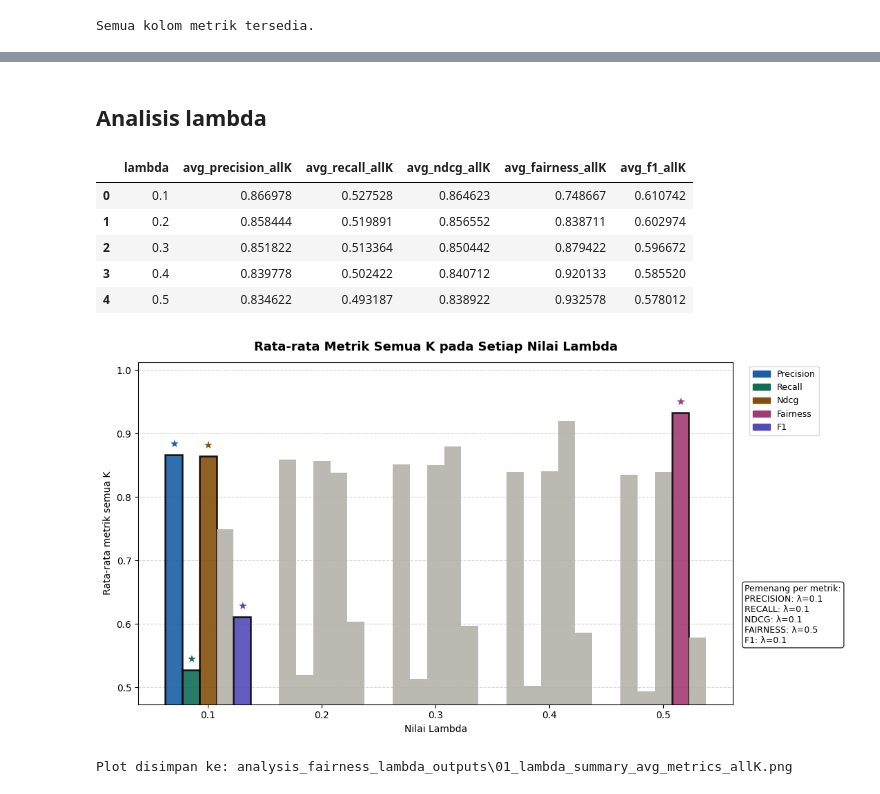
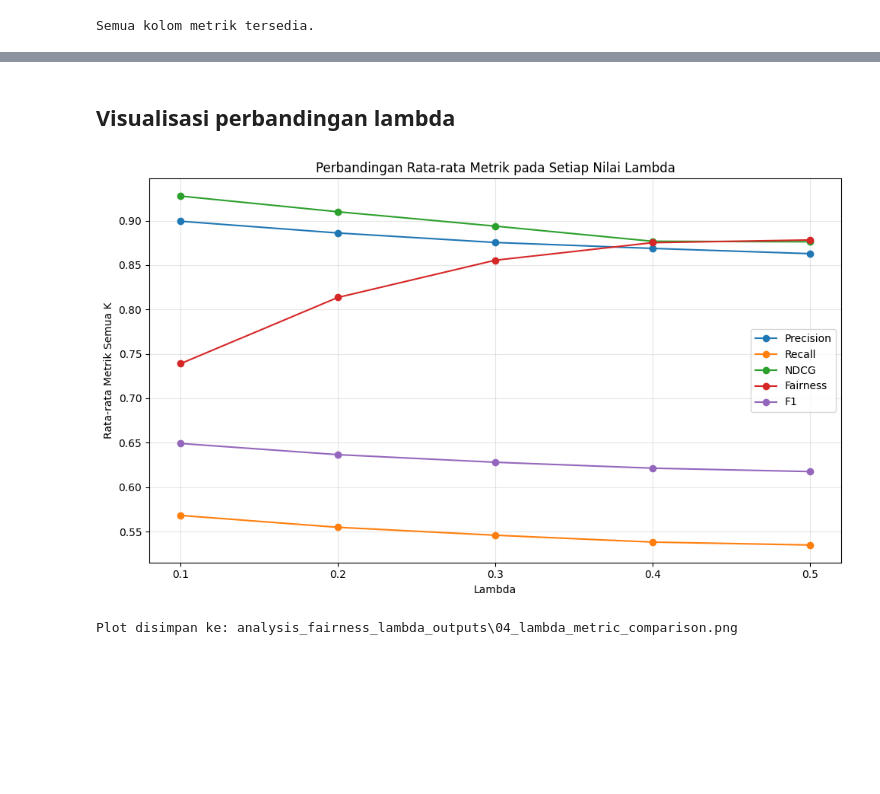
Before and after one commit to Annisaraulitaa/E-commerce-UMKM, a Jupyter notebook: olahData/feature_selection/output_experiment_fairness_lambda/analyze_fairness_lambda_result.ipynb, the cells around one changed output, grey strips where cells are left out. Saved outputs shown, nothing was run; the diff lists cells and outputs as text; code cells hidden in the pictures; blank space fills up the shorter version.

```diff
--- a/olahData/feature_selection/output_experiment_fairness_lambda/analyze_fairness_lambda_result.ipynb
+++ b/olahData/feature_selection/output_experiment_fairness_lambda/analyze_fairness_lambda_result.ipynb
@@ -36,7 +36,7 @@ Data dimuat: 5 baris x 51 kolom
 ## Konfigurasi metrik dan K
 # %%
 METRICS = ["precision", "recall", "ndcg", "fairness", "f1"]
-K_VALUES = [5, 10, 15, 20, 25]
+K_VALUES = [10, 20, 30, 40, 45, 50, 60]
 
 metric_cols = {
     metric: [f"mean_{metric}@{k}" for k in K_VALUES]
@@ -56,16 +56,6 @@ if missing_cols:
 if "lambda" not in df.columns:
     raise ValueError("Kolom 'lambda' tidak ditemukan di file input.")
 
-METRIC_COLORS = {
-    "precision": "#185FA5",
-    "recall": "#0F6E56",
-    "ndcg": "#854F0B",
-    "fairness": "#A23B72",
-    "f1": "#534AB7",
-}
-
-BAR_NORMAL = "#B4B2A9"
-
 print("Semua kolom metrik tersedia.")
 # %% [output]
 Semua kolom metrik tersedia.
@@ -437,18 +249,39 @@ display(best_lambda_by_metric)
 # %% [markdown]
-## Analisis lambda
+## Visualisasi perbandingan lambda
-# %%
-display(lambda_summary)
-
-plot_lambda_grouped_bar(
-    lambda_summary,
-    output_name="01_lambda_summary_avg_metrics_allK.png",
-)
-# %% [output]
-|  | lambda | avg_precision_allK | avg_recall_allK | avg_ndcg_allK | avg_fairness_allK | avg_f1_allK |
-| 0 | 0.1 | 0.866978 | 0.527528 | 0.864623 | 0.748667 | 0.610742 |
-| 1 | 0.2 | 0.858444 | 0.519891 | 0.856552 | 0.838711 | 0.602974 |
-| 2 | 0.3 | 0.851822 | 0.513364 | 0.850442 | 0.879422 | 0.596672 |
-| 3 | 0.4 | 0.839778 | 0.502422 | 0.840712 | 0.920133 | 0.585520 |
-| 4 | 0.5 | 0.834622 | 0.493187 | 0.838922 | 0.932578 | 0.578012 |
-[figure, removed]
-Plot disimpan ke: analysis_fairness_lambda_outputs\01_lambda_summary_avg_metrics_allK.png
+# %%
+plot_cols = [
+    "avg_precision_allK",
+    "avg_recall_allK",
+    "avg_ndcg_allK",
+    "avg_fairness_allK",
+    "avg_f1_allK",
+]
+
+plot_labels = ["Precision", "Recall", "NDCG", "Fairness", "F1"]
+
+plt.figure(figsize=(10, 6))
+
+for col, label in zip(plot_cols, plot_labels):
+    plt.plot(
+        lambda_summary["lambda"],
+        lambda_summary[col],
+        marker="o",
+        label=label,
+    )
+
+plt.title("Perbandingan Rata-rata Metrik pada Setiap Nilai Lambda")
+plt.xlabel("Lambda")
+plt.ylabel("Rata-rata Metrik Semua K")
+plt.xticks(lambda_summary["lambda"])
+plt.grid(True, alpha=0.3)
+plt.legend()
+plt.tight_layout()
+
+output_path = OUTPUT_DIR / "04_lambda_metric_comparison.png"
+plt.savefig(output_path, dpi=200)
+plt.show()
+
+print("Plot disimpan ke:", output_path)
+# %% [output]
+[figure, added]
+Plot disimpan ke: analysis_fairness_lambda_outputs\04_lambda_metric_comparison.png
```
Also changed, not shown: parts of 9 cells of this notebook, 7 other files.
